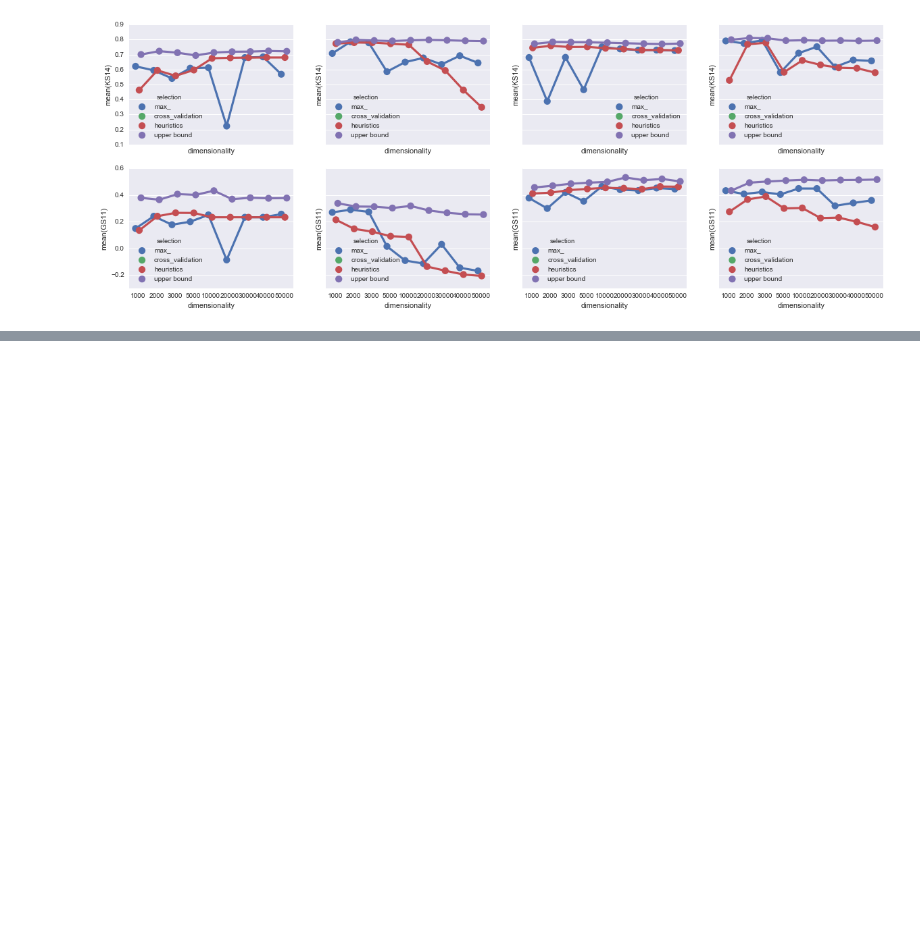
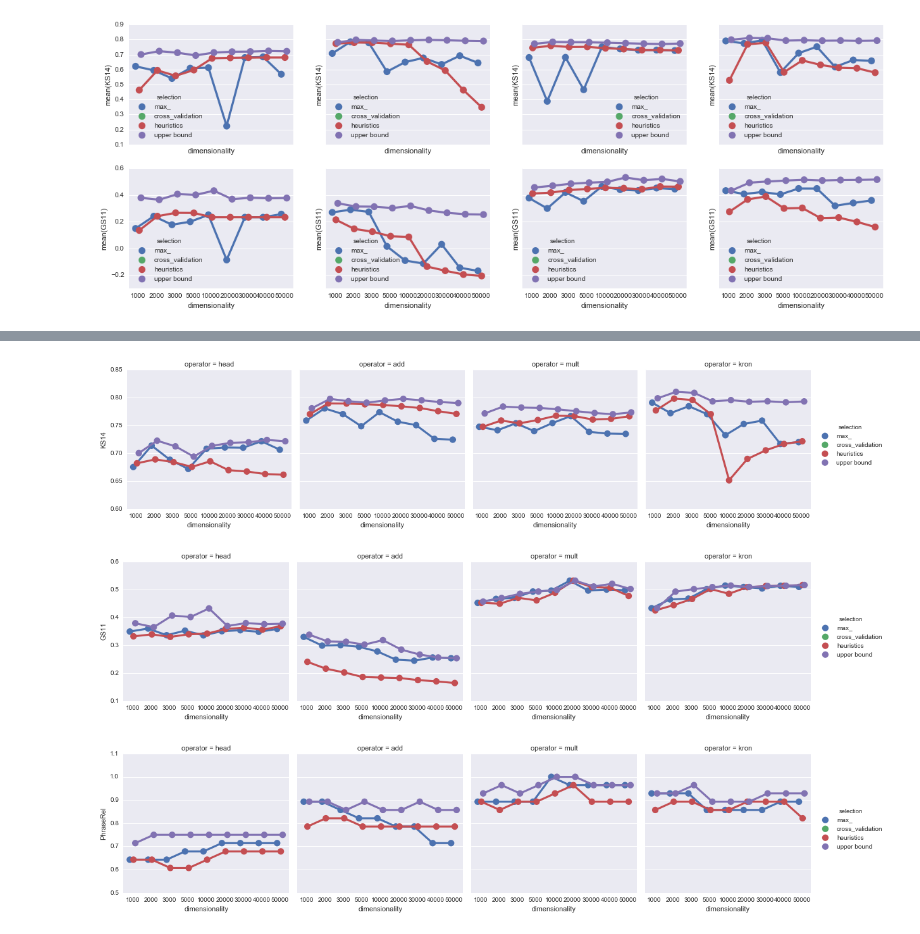
Before and after one commit to dimazest/thesis, a Jupyter notebook: supplement/parameter-selection.ipynb, the cells around one changed output, grey strips where cells are left out. Cells and saved outputs as stored; diff of their text form; code cells hidden in the pictures; blank space fills up the shorter version.

```diff
--- a/supplement/parameter-selection.ipynb
+++ b/supplement/parameter-selection.ipynb
@@ -1628,0 +1699,15 @@ for n, operator in enumerate(('head', 'add', 'mult', 'kron')):
+# %%
+assert feature_ablation_compositional.index[3] == 'cds'
+
+r = heuristics_selection_collection_compositional[1]
+
+heuristics_selection_collection_compositional[2] =  r.loc[
+    (~((r['operator'] == 'head')) | ((r['cds'] == 'global'))) &
+    (~((r['operator'] == 'add')) | ((r['cds'] == 'global'))) &
+    (~((r['operator'] == 'mult')) | ((r['cds'] == 'global'))) &
+
+    (~(((r['operator'] == 'kron') & (r['dimensionality'] < 5000))) | ((r['cds'] == 'global'))) &
+    (~(((r['operator'] == 'kron') & (r['dimensionality'] >= 5000))) | ((r['cds'] == '0.75'))) &
+
+    True
+]
@@ -1628,0 +1760,47 @@ for n, operator in enumerate(('head', 'add', 'mult', 'kron')):
+# %%
+heuristics_selection_compositional = heuristics_selection_collection_compositional[4].set_index(['operator', 'dimensionality'], drop=False)
+heuristics_selection_compositional['selection'] = 'heuristics'
+heuristics_selection_compositional.sort_index(inplace=True)
+# %%
+t.plot_parameter_selection_comparison(
+    [
+        max_selection_compositional,
+        heuristics_selection_compositional,
+
+        max_selection_ks14.assign(selection='upper bound')
+    ],
+    'KS14',
+    'KS14',
+    col='operator',
+
+).fig.savefig('figures/compositional-results-ks14.pdf')
+
+t.plot_parameter_selection_comparison(
+    [
+        max_selection_compositional,
+        heuristics_selection_compositional,
+
+        max_selection_gs11.assign(selection='upper bound')
+    ],
+    'GS11',
+    'GS11',
+    col='operator',
+
+).fig.savefig('figures/compositional-results-gs11.pdf')
+
+t.plot_parameter_selection_comparison(
+    [
+        max_selection_compositional,
+        heuristics_selection_compositional,
+
+        max_selection_phraserel.assign(selection='upper bound')
+    ],
+    'PhraseRel',
+    'PhraseRel',
+    col='operator',
+
+).fig.savefig('figures/compositional-results-phraserel.pdf')
+# %% [output]
+[figure, added]
+[figure, added]
+[figure, added]
```
Also changed, not shown: parts of 23 cells of this notebook, 10 other files.
